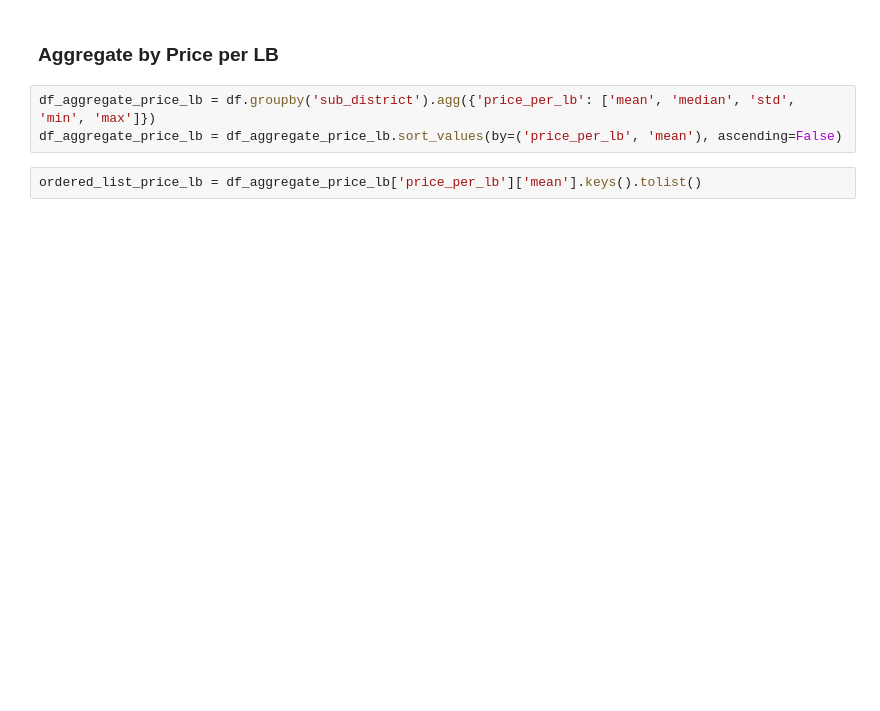
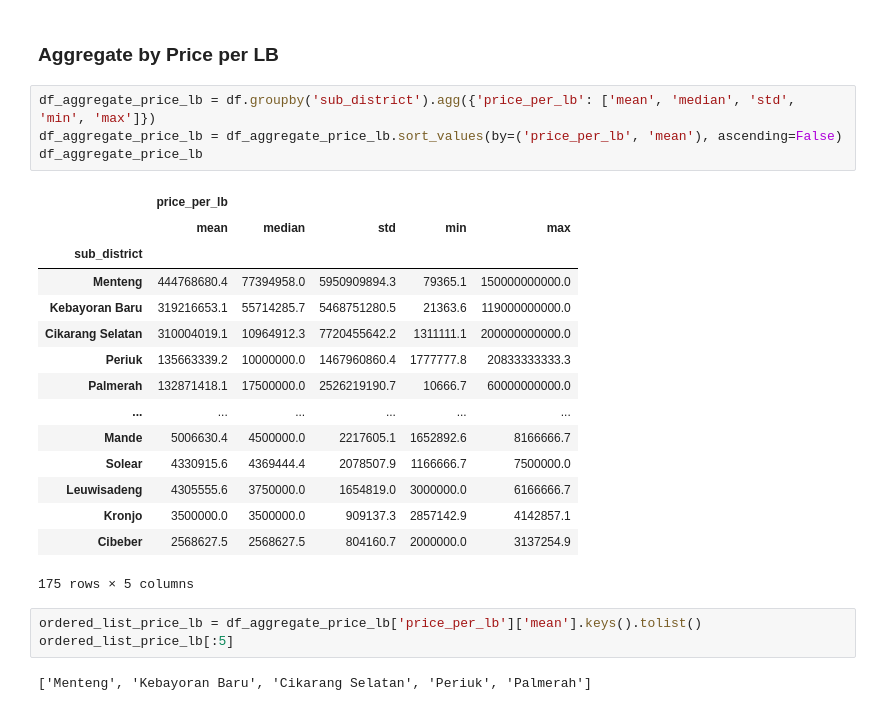
Before and after one commit to geraldabrhm/house-price-scrap-jabodetabek, a Jupyter notebook: analysis/notebook.ipynb, the cells around one changed output. Cells and saved outputs as stored; diff of their text form; blank space fills up the shorter version.

```diff
--- a/analysis/notebook.ipynb
+++ b/analysis/notebook.ipynb
@@ -181,5 +221,25 @@ ordered_list_price_lt = df_aggregate_price_lt['price_per_lt']['mean'].keys().tol
 # %%
 df_aggregate_price_lb = df.groupby('sub_district').agg({'price_per_lb': ['mean', 'median', 'std', 'min', 'max']})
 df_aggregate_price_lb = df_aggregate_price_lb.sort_values(by=('price_per_lb', 'mean'), ascending=False)
+df_aggregate_price_lb
+# %% [output]
+|  | price_per_lb |  |  |  |  |
+|  | mean | median | std | min | max |
+| sub_district |  |  |  |  |  |
+| Menteng | 444768680.4 | 77394958.0 | 5950909894.3 | 79365.1 | 150000000000.0 |
+| Kebayoran Baru | 319216653.1 | 55714285.7 | 5468751280.5 | 21363.6 | 119000000000.0 |
+| Cikarang Selatan | 310004019.1 | 10964912.3 | 7720455642.2 | 1311111.1 | 200000000000.0 |
+| Periuk | 135663339.2 | 10000000.0 | 1467960860.4 | 1777777.8 | 20833333333.3 |
+| Palmerah | 132871418.1 | 17500000.0 | 2526219190.7 | 10666.7 | 60000000000.0 |
+| ... | ... | ... | ... | ... | ... |
+| Mande | 5006630.4 | 4500000.0 | 2217605.1 | 1652892.6 | 8166666.7 |
+| Solear | 4330915.6 | 4369444.4 | 2078507.9 | 1166666.7 | 7500000.0 |
+| Leuwisadeng | 4305555.6 | 3750000.0 | 1654819.0 | 3000000.0 | 6166666.7 |
+| Kronjo | 3500000.0 | 3500000.0 | 909137.3 | 2857142.9 | 4142857.1 |
+| Cibeber | 2568627.5 | 2568627.5 | 804160.7 | 2000000.0 | 3137254.9 |
+175 rows × 5 columns
 # %%
 ordered_list_price_lb = df_aggregate_price_lb['price_per_lb']['mean'].keys().tolist()
+ordered_list_price_lb[:5]
+# %% [output]
+['Menteng', 'Kebayoran Baru', 'Cikarang Selatan', 'Periuk', 'Palmerah']
```
Also changed, not shown: parts of 4 cells of this notebook.
